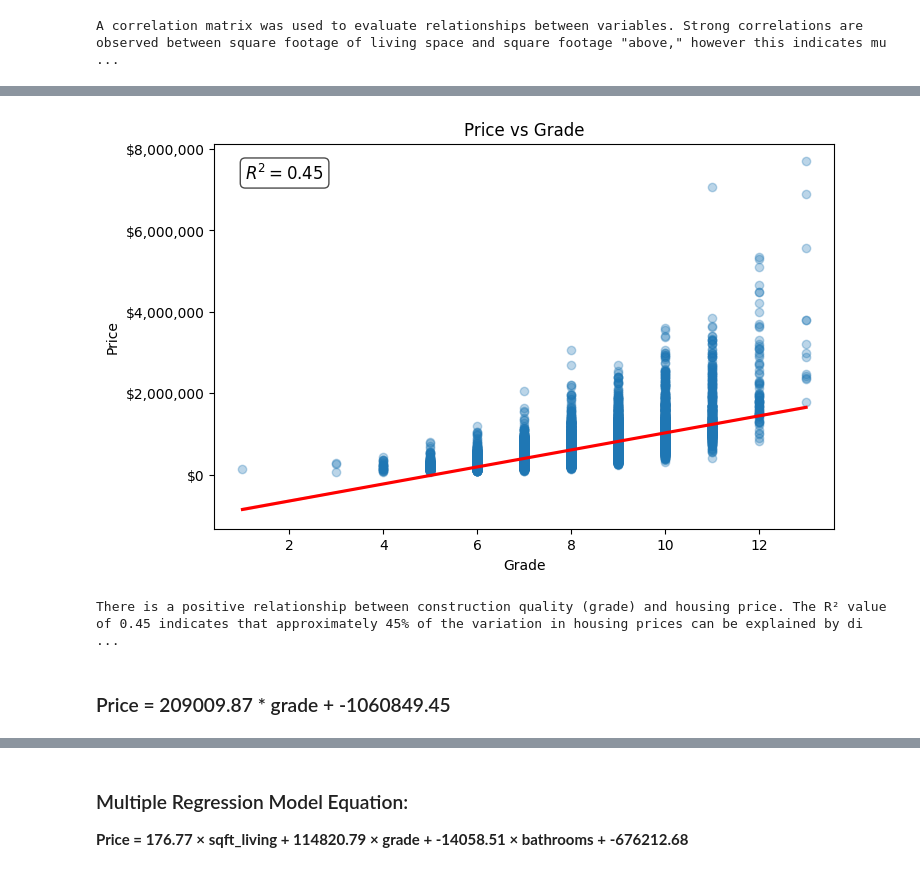
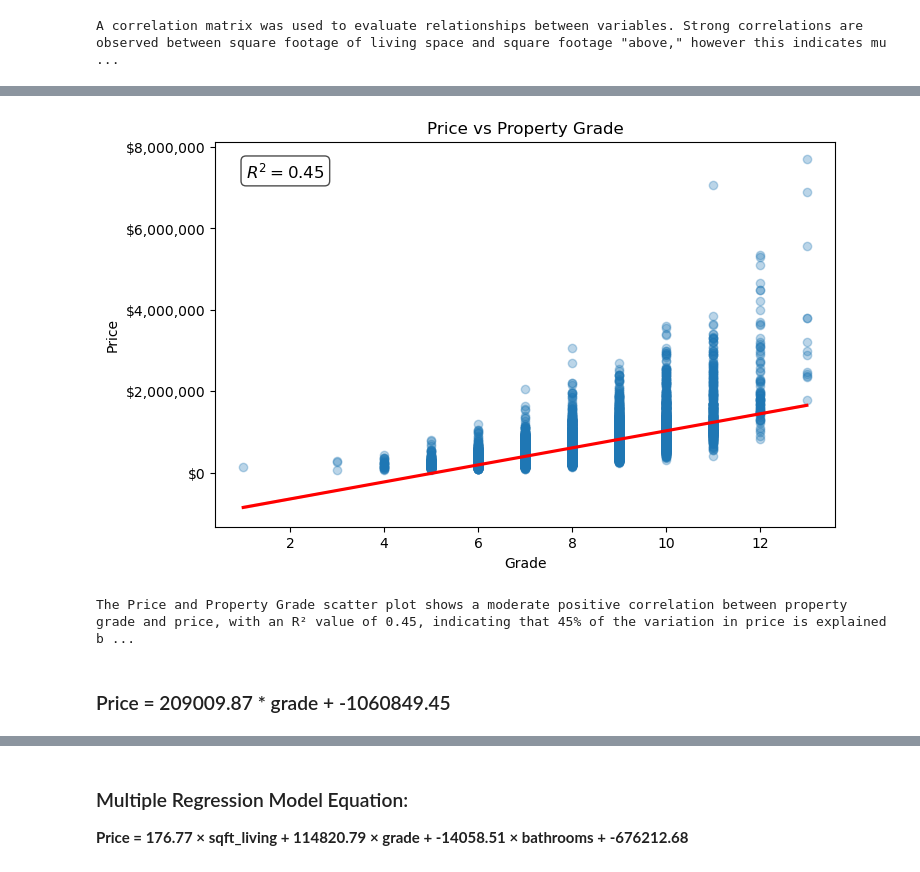
Before and after one commit to mhettick-sd/ADS500B-Final_Project, a Jupyter notebook: notebooks/analysis_FinalAnalysis.ipynb, the cells around one changed output, grey strips where cells are left out. Drawn from its saved outputs; the diff is of its cells as text; code cells hidden in the pictures.

Commit message:
Analyzed the graphs

```diff
--- a/notebooks/analysis_FinalAnalysis.ipynb
+++ b/notebooks/analysis_FinalAnalysis.ipynb
@@ -531,38 +572,41 @@ plt.gca().yaxis.set_major_formatter(formatter)
 
 # Add R² annotation
 plt.text(
     0.05, 0.95,
     f'$R^2 = {r2:.2f}$',
     transform=plt.gca().transAxes,
     fontsize=12,
     verticalalignment='top',
     bbox=dict(boxstyle='round', facecolor='white', alpha=0.7)
 )
 
-plt.title("Price vs Grade")
+plt.title("Price vs Property Grade")
 plt.xlabel("Grade")
 plt.ylabel("Price")
 
 plt.show()
 
 # Interpretation
 display(HTML(f"""
 <h3>
-There is a positive relationship between construction quality (grade) and housing price. The R² value of {r2:.2f} indicates that approximately {r2*100:.0f}% of the variation in housing prices can be explained by differences in grade.
-Since the construction grade data is categorical, a boxplot may present better.
+The Price and Property Grade scatter plot shows a moderate positive correlation between property grade and price, with an R² value of {r2:.2f},
+indicating that {r2*100:.0f}% of the variation in price is explained by this quality metric. While the linear regression line suggests a steady average
+increase, the actual data points reveal a more exponential pattern, as prices rise much more rapidly once properties reach Grade 10 and above. In these
+higher tiers, the vertical clusters of pointsextend significantly upward, showing that although Grade 13 homes have a higher baseline value, they also
+experience substantial price volatility, with extreme outliers reaching nearly $8 million.
 </h3>
 """))
 
 m2, b2 = np.polyfit(df_unique['grade'], df_unique['price'], 1)
 
 display(HTML(f"""
 <h3>
 Price = {m2:.2f} * grade + {b2:.2f}
 </h3>
 """))
 # %% [output]
-[figure, old version]
+[figure, new version]
-There is a positive relationship between construction quality (grade) and housing price. The R² value of 0.45 indicates that approximately 45% of the variation in housing prices can be explained by di ...
+The Price and Property Grade scatter plot shows a moderate positive correlation between property grade and price, with an R² value of 0.45, indicating that 45% of the variation in price is explained b ...
 Price = 209009.87 * grade + -1060849.45
 # %%
 sns.boxplot(x='grade', y='price', data=df_unique)
```
Also changed, not shown: parts of 17 cells of this notebook, 1 other file.
